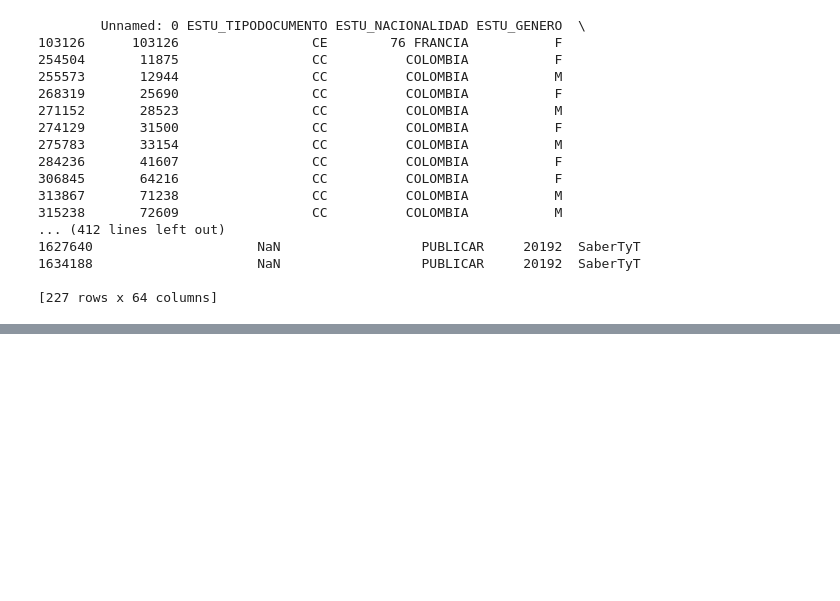
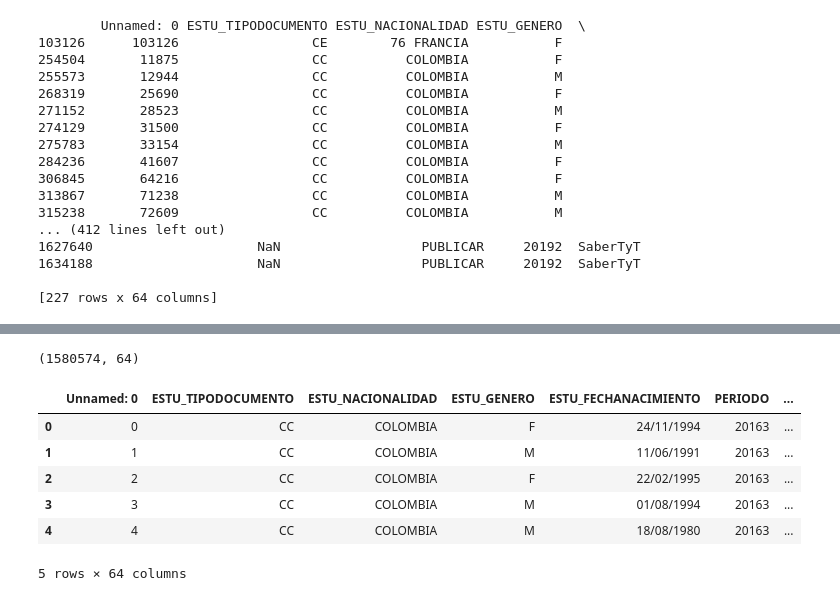
Before and after one commit to epberdugoc/CodeRepDS4A_2020team18, a Jupyter notebook: Codigo Limpieza.ipynb, the cells around one changed output, grey strips where cells are left out. Cells and saved outputs as stored; diff of their text form; code cells hidden in the pictures; blank space fills up the shorter version.

```diff
--- a/Codigo Limpieza.ipynb
+++ b/Codigo Limpieza.ipynb
@@ -134,0 +859,15 @@ Name: ESTU_NACIONALIDAD, Length: 1580574, dtype: object
+# %%
+datafinal['ESTU_PRGM_MUNICIPIO']=datafinal.ESTU_PRGM_MUNICIPIO.replace('BOGOTÁ D.C.', 'BOGOTA')
+datafinal['ESTU_PRGM_MUNICIPIO']=datafinal.ESTU_PRGM_MUNICIPIO.replace('BOGOTÁ, D.C.', 'BOGOTA')
+
+datafinal['ESTU_PRGM_DEPARTAMENTO']=datafinal.ESTU_PRGM_DEPARTAMENTO.replace('BOGOTÁ', 'BOGOTA')
+
+datafinal['ESTU_INST_MUNICIPIO']=datafinal.ESTU_INST_MUNICIPIO.replace('BOGOTÁ D.C.', 'BOGOTA')
+datafinal['ESTU_INST_MUNICIPIO']=datafinal.ESTU_INST_MUNICIPIO.replace('BOGOTÁ, D.C.', 'BOGOTA')
+
+datafinal['ESTU_INST_DEPARTAMENTO']=datafinal.ESTU_INST_DEPARTAMENTO.replace('BOGOTÁ', 'BOGOTA')
+
+datafinal['ESTU_MCPIO_PRESENTACION']=datafinal.ESTU_MCPIO_PRESENTACION.replace('BOGOTÁ D.C.', 'BOGOTA')
+datafinal['ESTU_MCPIO_PRESENTACION']=datafinal.ESTU_MCPIO_PRESENTACION.replace('BOGOTÁ, D.C.', 'BOGOTA')
+
+datafinal['ESTU_DEPTO_PRESENTACION']=datafinal.ESTU_DEPTO_PRESENTACION.replace('BOGOTÁ', 'BOGOTA')
@@ -134,0 +908,6 @@ Name: ESTU_NACIONALIDAD, Length: 1580574, dtype: object
+# %%
+# Eliminando la variable redundante:
+datafinal=datafinal.drop('ESTU_SNIES_PRGMACADEMICO', axis=1)
+# %%
+datafinal=datafinal[datafinal['ESTU_PRGM_DEPARTAMENTO']!='-']
+datafinal.shape[0]
@@ -134,0 +926,4 @@ Name: ESTU_NACIONALIDAD, Length: 1580574, dtype: object
+# %%
+## Eliminando la categoría DISTANCIA VITUAL y sustituyendola por DISTANCIA VIRTUAL
+datafinal['ESTU_METODO_PRGM'] =datafinal['ESTU_METODO_PRGM'].replace({'DISTANCIA VITUAL':'DISTANCIA VIRTUAL'})
+datafinal.groupby('ESTU_METODO_PRGM').size()
@@ -134,0 +1079,14 @@ Name: ESTU_NACIONALIDAD, Length: 1580574, dtype: object
+# %%
+datafinal.shape
+# %% [output]
+(1580574, 64)
+# %%
+datafinal.head()
+# %% [output]
+|  | Unnamed: 0 | ESTU_TIPODOCUMENTO | ESTU_NACIONALIDAD | ESTU_GENERO | ESTU_FECHANACIMIENTO | PERIODO | ... |
+| 0 | 0 | CC | COLOMBIA | F | 24/11/1994 | 20163 | ... |
+| 1 | 1 | CC | COLOMBIA | M | 11/06/1991 | 20163 | ... |
+| 2 | 2 | CC | COLOMBIA | F | 22/02/1995 | 20163 | ... |
+| 3 | 3 | CC | COLOMBIA | M | 01/08/1994 | 20163 | ... |
+| 4 | 4 | CC | COLOMBIA | M | 18/08/1980 | 20163 | ... |
+5 rows × 64 columns
```
Also changed, not shown: parts of 60 cells of this notebook.
